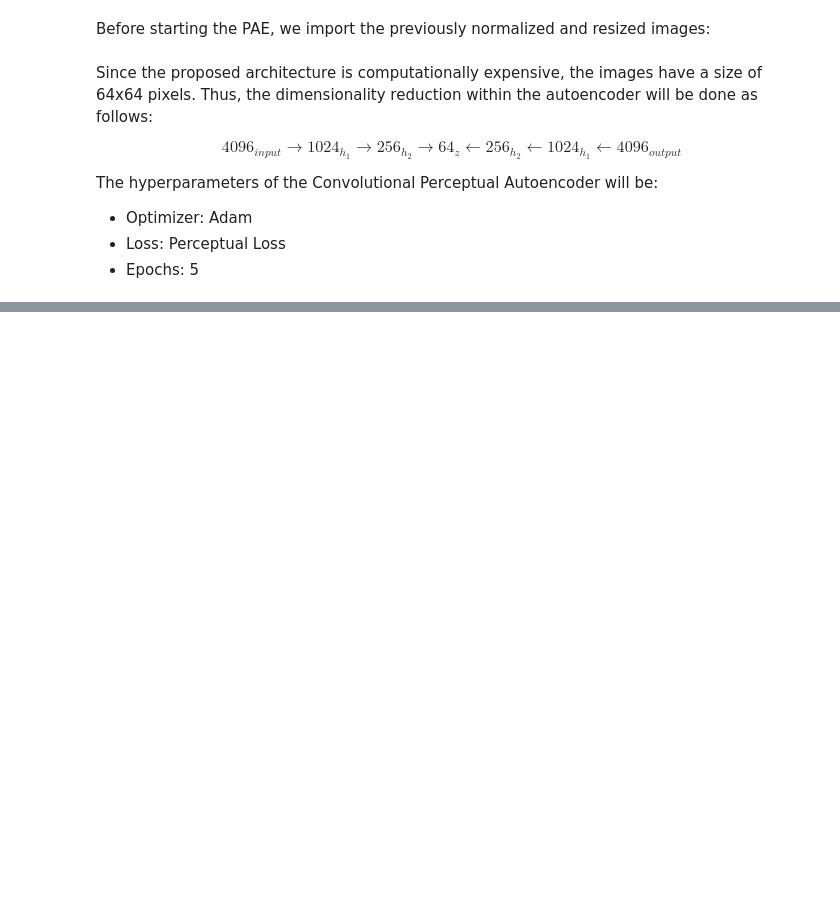
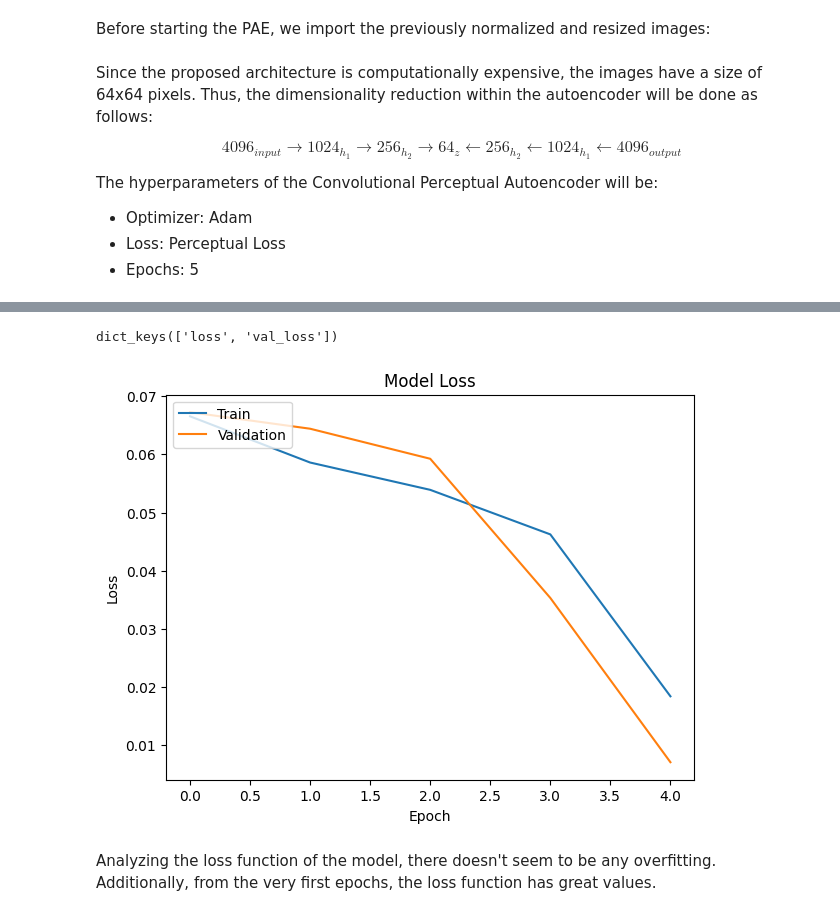
Before and after one commit to OscarRocha22/soda_pop_proy, a Jupyter notebook: notebooks/3.01_vtf_perceptual_ae.ipynb, the cells around one changed output, grey strips where cells are left out. Drawn from its saved outputs; the diff is of its cells as text; code cells hidden in the pictures; blank space fills up the shorter version.

```diff
--- a/notebooks/3.01_vtf_perceptual_ae.ipynb
+++ b/notebooks/3.01_vtf_perceptual_ae.ipynb
@@ -162,22 +150,26 @@ Detected at node StatefulPartitionedCall defined at (most recent call last):
 # %%
 # Graphs
 def plot_history(history):
-
-    plt.figure(figsize=(5, 5))
+    plt.figure(figsize=(15, 5))
 
     # summarize history for loss
     plt.subplot(121)
     plt.plot(history.history['loss'])
     plt.plot(history.history['val_loss'])
     plt.title('Model Loss')
     plt.ylabel('Loss')
     plt.xlabel('Epoch')
     plt.legend(['Train', 'Validation'], loc='upper left')
 
     plt.show()
 
 print(history.history.keys())
 plot_history(history)
+# %% [output]
+dict_keys(['loss', 'val_loss'])
+[figure, added]
+# %% [markdown]
+Analyzing the loss function of the model, there doesn't seem to be any overfitting. Additionally, from the very first epochs, the loss function has great values.
 # %%
 preds = autoencoder.predict(test_ds)
 # %% [output]
```
Also changed, not shown: parts of 5 cells of this notebook.
